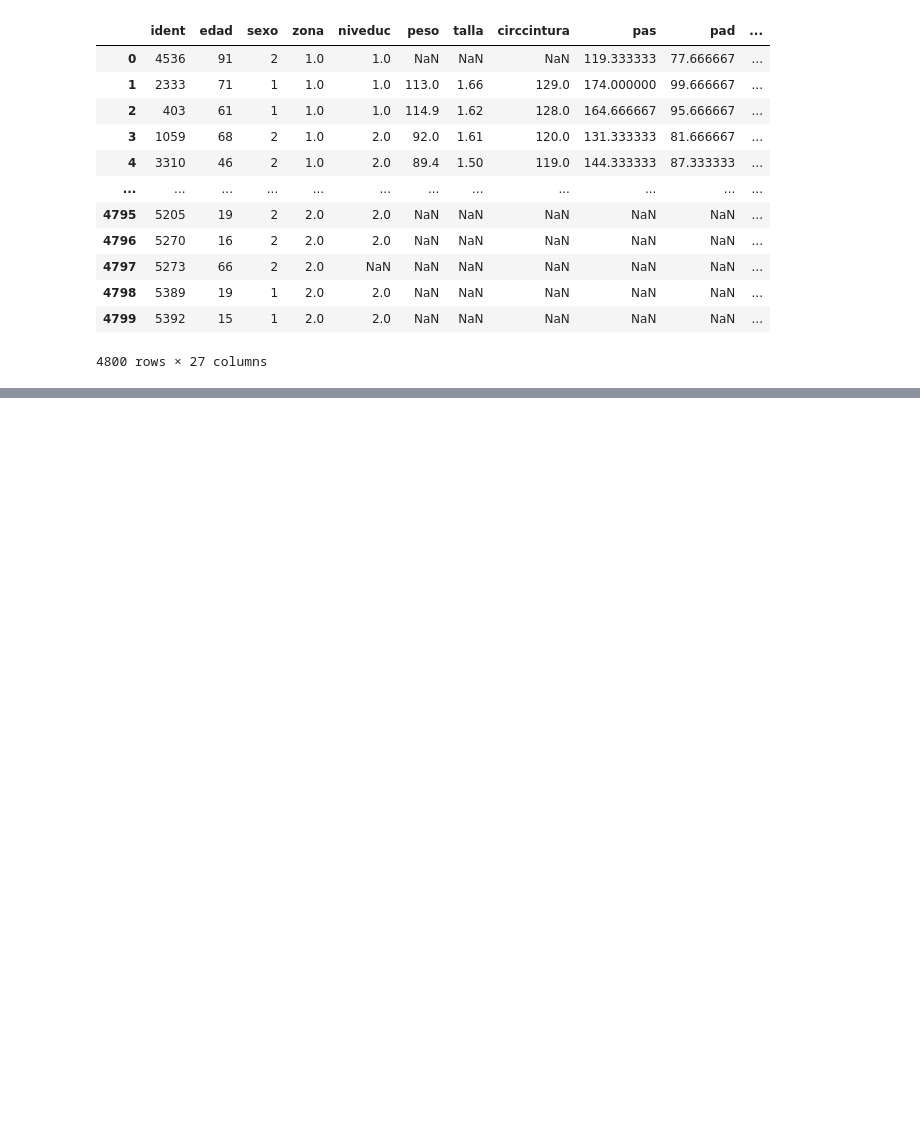
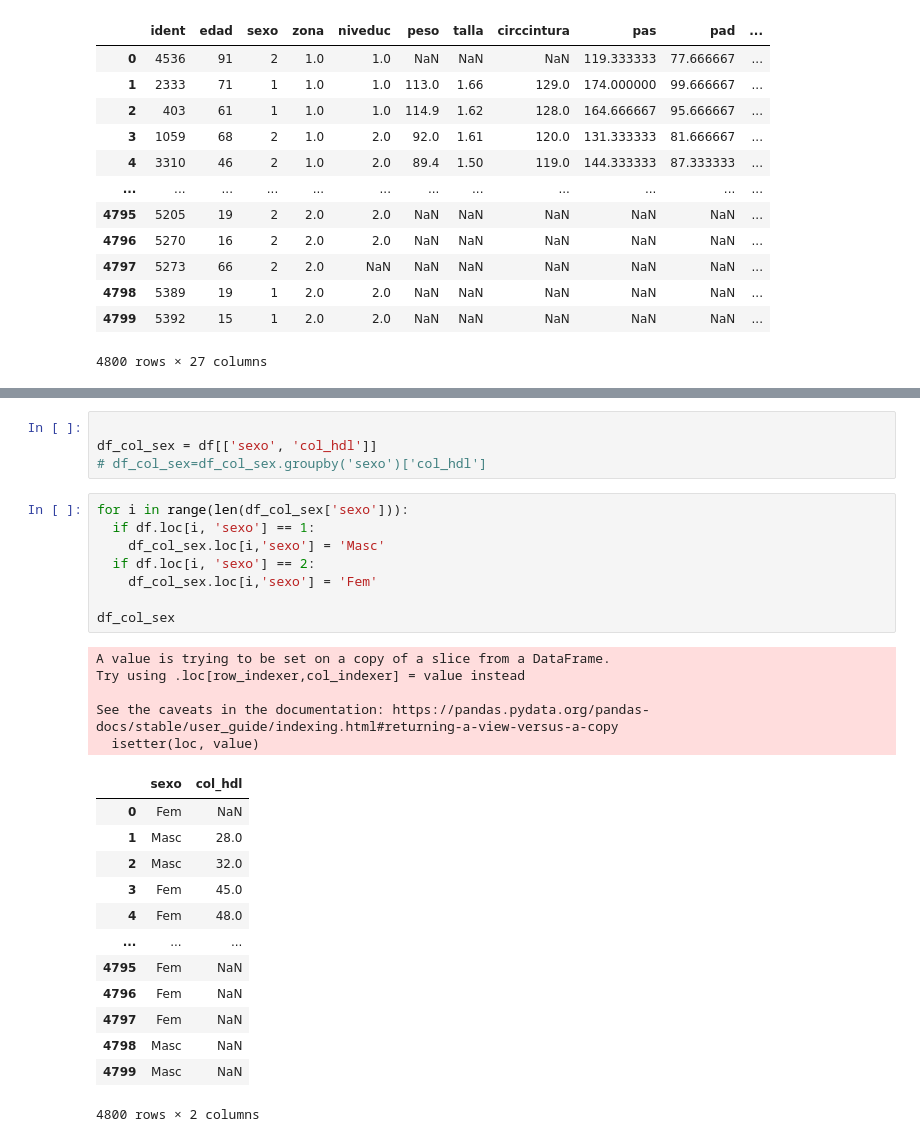
Before and after one commit to mandresblanco/Salud_Chile, a Jupyter notebook: Salud_chile_dataset.ipynb, the cells around one changed output, grey strips where cells are left out. Drawn from its saved outputs; the diff is of its cells as text; blank space fills up the shorter version.

```diff
--- a/Salud_chile_dataset.ipynb
+++ b/Salud_chile_dataset.ipynb
@@ -194,0 +255,31 @@ df.to_csv(dir_pandas.format('Salud_Chile.csv'))
+# %%
+
+df_col_sex = df[['sexo', 'col_hdl']]
+# df_col_sex=df_col_sex.groupby('sexo')['col_hdl']
+# %%
+for i in range(len(df_col_sex['sexo'])):
+  if df.loc[i, 'sexo'] == 1:
+    df_col_sex.loc[i,'sexo'] = 'Masc'
+  if df.loc[i, 'sexo'] == 2:
+    df_col_sex.loc[i,'sexo'] = 'Fem'
+
+df_col_sex
+# %% [output]
+A value is trying to be set on a copy of a slice from a DataFrame.
+Try using .loc[row_indexer,col_indexer] = value instead
+
+See the caveats in the documentation: https://pandas.pydata.org/pandas-docs/stable/user_guide/indexing.html#returning-a-view-versus-a-copy
+  isetter(loc, value)
+|  | sexo | col_hdl |
+| 0 | Fem | NaN |
+| 1 | Masc | 28.0 |
+| 2 | Masc | 32.0 |
+| 3 | Fem | 45.0 |
+| 4 | Fem | 48.0 |
+| ... | ... | ... |
+| 4795 | Fem | NaN |
+| 4796 | Fem | NaN |
+| 4797 | Fem | NaN |
+| 4798 | Masc | NaN |
+| 4799 | Masc | NaN |
+4800 rows × 2 columns
```
Also changed, not shown: parts of 18 cells of this notebook.
